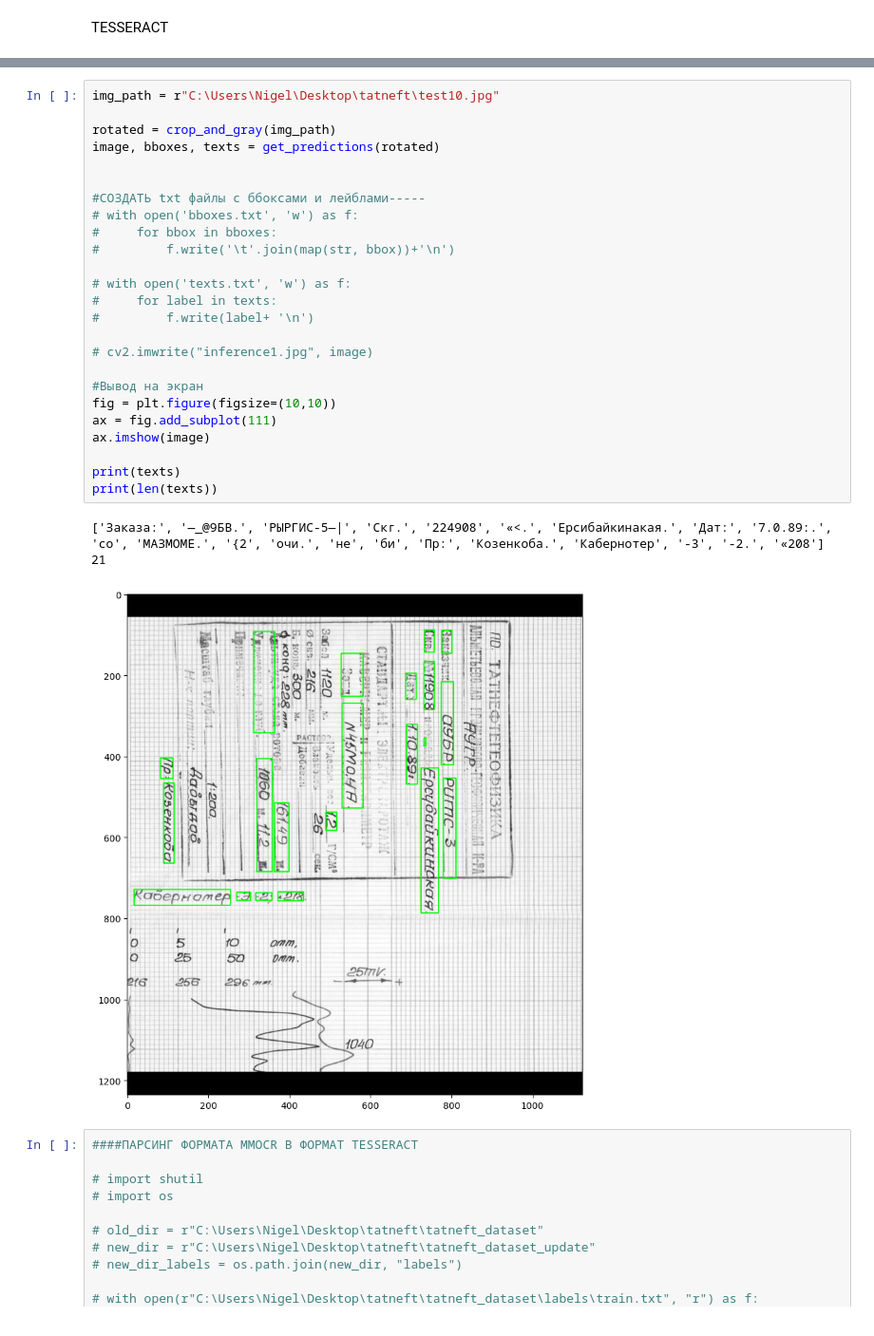
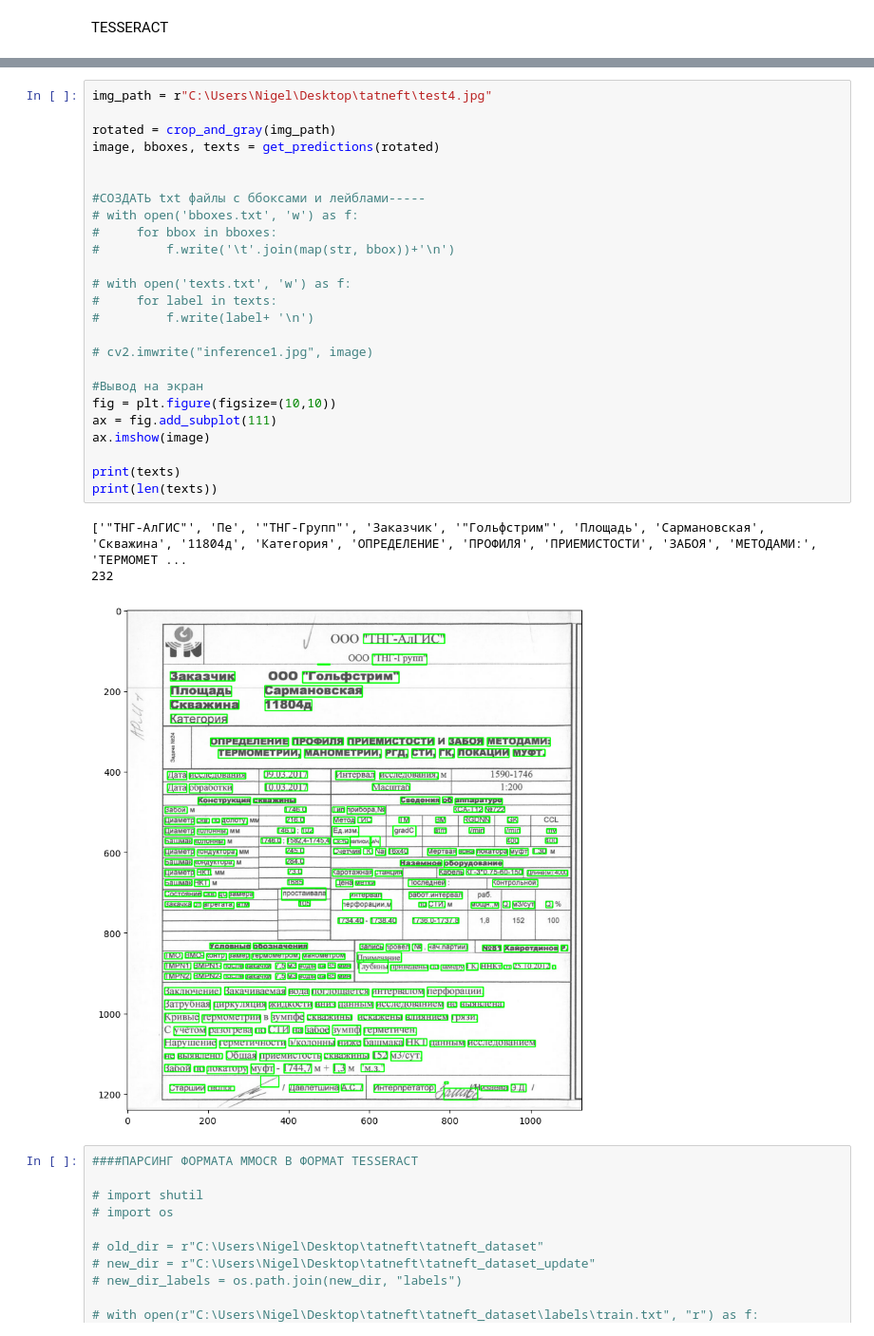
Before and after one commit to dimkablin/carrotOCR, a Jupyter notebook: notebooks/tesseract-inference.ipynb, the cells around one changed output, grey strips where cells are left out. Shown at 95% size. Cells and saved outputs as stored; diff of their text form.

```diff
--- a/notebooks/tesseract-inference.ipynb
+++ b/notebooks/tesseract-inference.ipynb
@@ -66,34 +65,34 @@ def get_predictions(prepared_image):
 
     return rgb, bboxes, texts
 # %%
-img_path = r"C:\Users\Nigel\Desktop\tatneft\test10.jpg"
+img_path = r"C:\Users\Nigel\Desktop\tatneft\test4.jpg"
 
 rotated = crop_and_gray(img_path)
 image, bboxes, texts = get_predictions(rotated)
 
 
 #СОЗДАТЬ txt файлы с ббоксами и лейблами-----
 # with open('bboxes.txt', 'w') as f:
 #     for bbox in bboxes:
 #         f.write('\t'.join(map(str, bbox))+'\n')
 
 # with open('texts.txt', 'w') as f:
 #     for label in texts:
 #         f.write(label+ '\n')
 
 # cv2.imwrite("inference1.jpg", image)
 
 #Вывод на экран
 fig = plt.figure(figsize=(10,10))
 ax = fig.add_subplot(111)
 ax.imshow(image)
 
 print(texts)
 print(len(texts))
 # %% [output]
-['Заказа:', '—_@9БВ.', 'РЫРГИС-5—|', 'Скг.', '224908', '«<.', 'Ерсибайкинакая.', 'Дат:', '7.0.89:.', 'со', 'МАЗМОМЕ.', '{2', 'очи.', 'не', 'би', 'Пр:', 'Козенкоба.', 'Кабернотер', '-3', '-2.', '«208']
-21
+['"ТНГ-АлГИС"', 'Пе', '"ТНГ-Групп"', 'Заказчик', '"Гольфстрим"', 'Площадь', 'Сармановская', 'Скважина', '11804д', 'Категория', 'ОПРЕДЕЛЕНИЕ', 'ПРОФИЛЯ', 'ПРИЕМИСТОСТИ', 'ЗАБОЯ', 'МЕТОДАМИ:', 'ТЕРМОМЕТ ...
+232
-[figure, old version]
+[figure, new version]
 # %%
 ####ПАРСИНГ ФОРМАТА MMOCR В ФОРМАТ TESSERACT
 
```
Also changed, not shown: parts of 1 cell of this notebook, 1 other file.
